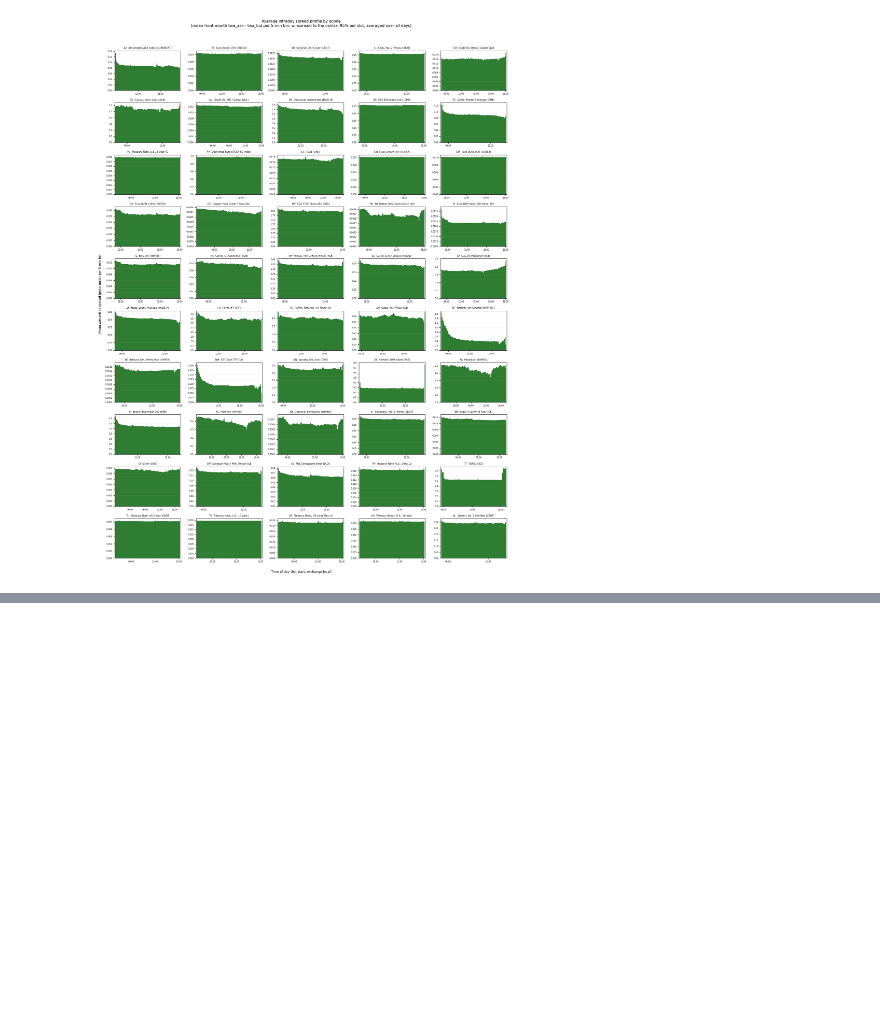
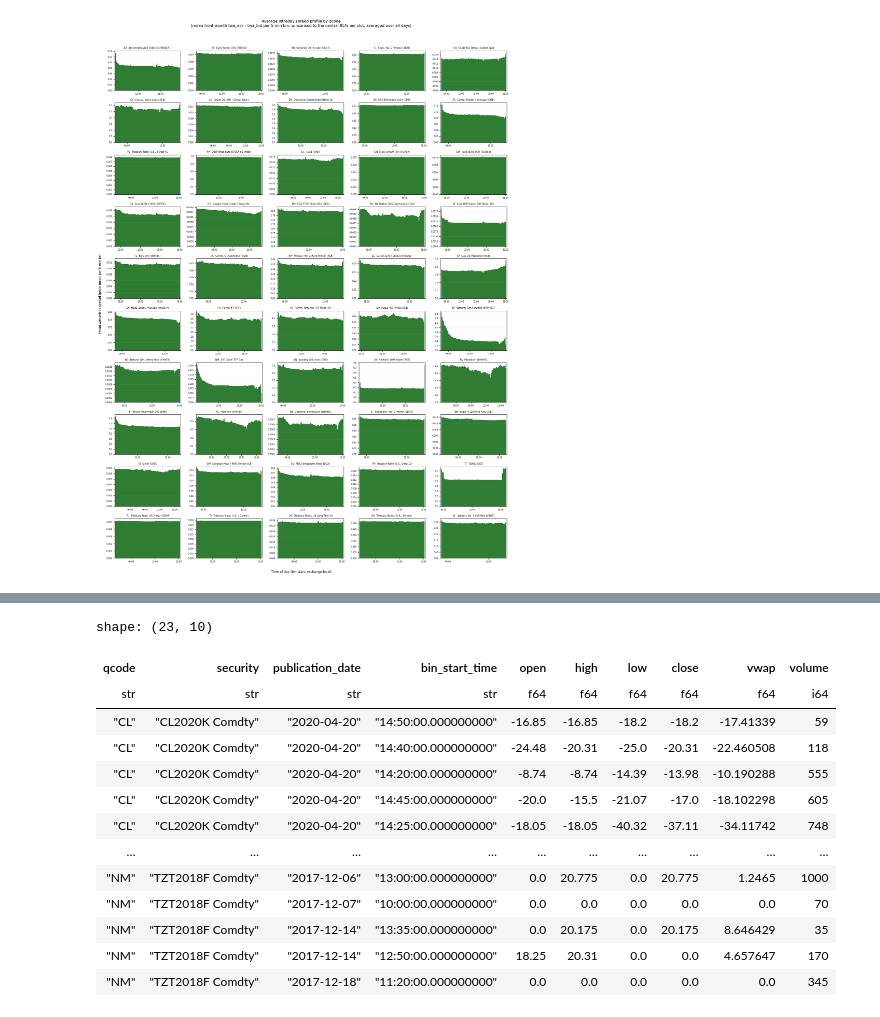
Before and after one commit to qe-internship-lwe/Individual-Project-2, a Jupyter notebook: test_snowflake.ipynb, the cells around one changed output, grey strips where cells are left out. Drawn from its saved outputs; the diff is of its cells as text; code cells hidden in the pictures; blank space fills up the shorter version.

```diff
--- a/test_snowflake.ipynb
+++ b/test_snowflake.ipynb
@@ -644,0 +652,62 @@ plt.show()
+# %%
+# ----------------------------------------------------------------------
+# Sanity check on the raw binned data. Hard checks should all read 0.
+# ----------------------------------------------------------------------
+import polars as pl
+
+raw = pl.read_csv("data/raw/binned_data.csv")
+N = raw.height
+eps = 1e-9
+
+# (label, expression, kind)  -- kind "hard" must be 0; "soft" is informational
+checks = [
+    # --- OHLC internal consistency ---
+    ("high < low",                      pl.col("high") < pl.col("low"),                                                  "hard"),
+    ("open outside [low, high]",        (pl.col("open")  > pl.col("high")+eps) | (pl.col("open")  < pl.col("low")-eps), "hard"),
+    ("close outside [low, high]",       (pl.col("close") > pl.col("high")+eps) | (pl.col("close") < pl.col("low")-eps), "hard"),
+    ("vwap > high (vol>0)",             (pl.col("volume")>0) & (pl.col("vwap") > pl.col("high")+eps),                    "hard"),
+    ("vwap < low  (vol>0)",             (pl.col("volume")>0) & (pl.col("vwap") < pl.col("low")-eps),                     "hard"),
+    # --- quote consistency (no crossed quotes) ---
+    ("twa_bid > twa_ask (crossed)",     pl.col("twa_bid")   > pl.col("twa_ask")+eps,                                     "hard"),
+    ("bid_start > ask_start (crossed)", pl.col("bid_start") > pl.col("ask_start")+eps,                                   "hard"),
+    ("bid_end > ask_end (crossed)",     pl.col("bid_end")   > pl.col("ask_end")+eps,                                     "hard"),
+    # --- volume / trade-count consistency ---
+    ("volume < 0",                      pl.col("volume") < 0,                                                            "hard"),
+    ("trade_count < 0",                 pl.col("trade_count") < 0,                                                       "hard"),
+    ("|signed_volume| > volume",        pl.col("signed_volume").abs() > pl.col("volume")+eps,                           "hard"),
+    ("vol>0 but trade_count==0",        (pl.col("volume")>0) & (pl.col("trade_count")==0),                              "hard"),
+    ("vol==0 but trade_count>0",        (pl.col("volume")==0) & (pl.col("trade_count")>0),                              "hard"),
+    ("vwap null while vol>0",           (pl.col("volume")>0) & pl.col("vwap").is_null(),                                "hard"),
+    ("negative quote size",             (pl.col("bid_size_start")<0) | (pl.col("ask_size_start")<0)
+                                        | (pl.col("bid_size_end")<0) | (pl.col("ask_size_end")<0),                      "hard"),
+    # --- price sign: CL/TTF can legitimately be <= 0, so SOFT ---
+    ("non-positive high or low",        (pl.col("high")<=0) | (pl.col("low")<=0),                                       "soft"),
+    ("non-positive vwap (vol>0)",       (pl.col("volume")>0) & (pl.col("vwap")<=0),                                     "soft"),
+    # --- vwap vs time-weighted quote band: EXPECTED to be non-zero, so SOFT ---
+    ("vwap outside [twa_bid, twa_ask]", (pl.col("volume")>0) & ((pl.col("vwap")>pl.col("twa_ask")+eps)
+                                                               | (pl.col("vwap")<pl.col("twa_bid")-eps)),               "soft"),
+]
+
+summary = pl.DataFrame({
+    "check":  [c[0] for c in checks],
+    "kind":   [c[2] for c in checks],
+    "n_rows": [raw.filter(c[1].fill_null(False)).height for c in checks],
+}).with_columns((pl.col("n_rows") / N * 100).round(3).alias("pct"))
+
+print(f"binned_data.csv: {N:,} rows")
+with pl.Config(tbl_rows=-1, fmt_str_lengths=60):
+    print(summary)
+
+hard_fail = summary.filter((pl.col("kind") == "hard") & (pl.col("n_rows") > 0))
+print(f"HARD-check failures: {hard_fail.height}  (0 = all integrity checks pass)")
+
+# Pull the actual flagged non-positive-price rows for eyeballing
+price_flag = raw.filter(
+    ((pl.col("high") <= 0) | (pl.col("low") <= 0)
+     | ((pl.col("volume") > 0) & (pl.col("vwap") <= 0))).fill_null(False)
+).select(["qcode", "security", "publication_date", "bin_start_time",
+          "open", "high", "low", "close", "vwap", "volume"]).sort(["qcode", "publication_date"])
+
+print(f"Non-positive-price rows flagged: {price_flag.height}  "f"(qcodes: {price_flag['qcode'].unique().sort().to_list()})")
+price_flag
+# %% [output]
@@ -644,0 +731,14 @@ plt.show()
+shape: (23, 10)
+| qcode | security | publication_date | bin_start_time | open | high | low | close | vwap | volume |
+| str | str | str | str | f64 | f64 | f64 | f64 | f64 | i64 |
+| "CL" | "CL2020K Comdty" | "2020-04-20" | "14:50:00.000000000" | -16.85 | -16.85 | -18.2 | -18.2 | -17.41339 | 59 |
+| "CL" | "CL2020K Comdty" | "2020-04-20" | "14:40:00.000000000" | -24.48 | -20.31 | -25.0 | -20.31 | -22.460508 | 118 |
+| "CL" | "CL2020K Comdty" | "2020-04-20" | "14:20:00.000000000" | -8.74 | -8.74 | -14.39 | -13.98 | -10.190288 | 555 |
+| "CL" | "CL2020K Comdty" | "2020-04-20" | "14:45:00.000000000" | -20.0 | -15.5 | -21.07 | -17.0 | -18.102298 | 605 |
+| "CL" | "CL2020K Comdty" | "2020-04-20" | "14:25:00.000000000" | -18.05 | -18.05 | -40.32 | -37.11 | -34.11742 | 748 |
+| … | … | … | … | … | … | … | … | … | … |
+| "NM" | "TZT2018F Comdty" | "2017-12-06" | "13:00:00.000000000" | 0.0 | 20.775 | 0.0 | 20.775 | 1.2465 | 1000 |
+| "NM" | "TZT2018F Comdty" | "2017-12-07" | "10:00:00.000000000" | 0.0 | 0.0 | 0.0 | 0.0 | 0.0 | 70 |
+| "NM" | "TZT2018F Comdty" | "2017-12-14" | "13:35:00.000000000" | 0.0 | 20.175 | 0.0 | 20.175 | 8.646429 | 35 |
+| "NM" | "TZT2018F Comdty" | "2017-12-14" | "12:50:00.000000000" | 18.25 | 20.31 | 0.0 | 0.0 | 4.657647 | 170 |
+| "NM" | "TZT2018F Comdty" | "2017-12-18" | "11:20:00.000000000" | 0.0 | 0.0 | 0.0 | 0.0 | 0.0 | 345 |
```
Also changed, not shown: parts of 3 cells of this notebook, 4 other files.
